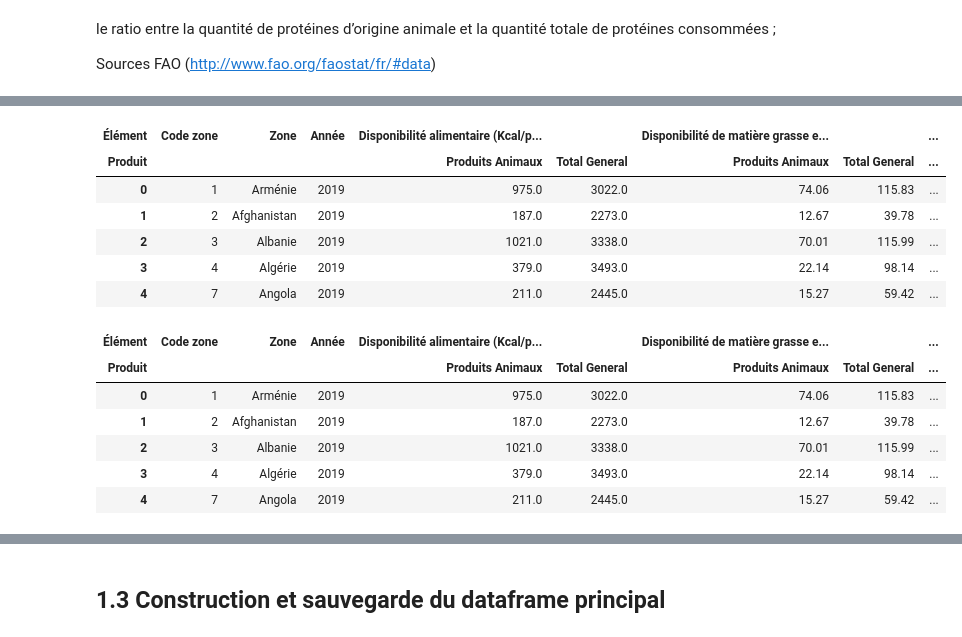
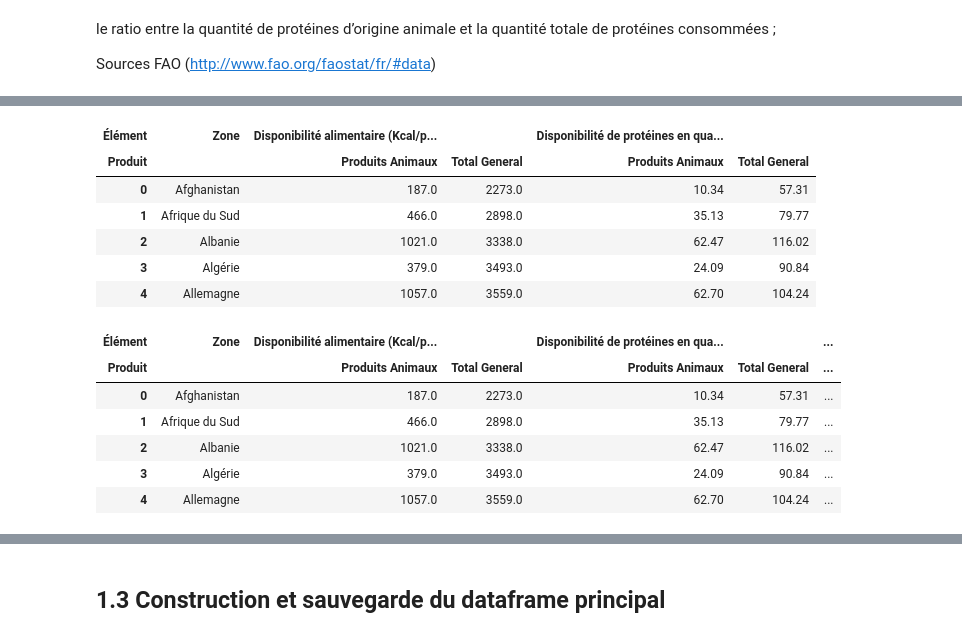
Before and after one commit to ROWAIDAK/ROWAIDAK-P5_Produisez-une-tude-de-march, a Jupyter notebook: P5_01 dendogramme-Copy1.ipynb, the cells around one changed output, grey strips where cells are left out. Saved outputs shown, nothing was run; the diff lists cells and outputs as text; code cells hidden in the pictures.

```diff
--- a/P5_01 dendogramme-Copy1.ipynb
+++ b/P5_01 dendogramme-Copy1.ipynb
@@ -148,6 +180,6 @@ le ratio entre la quantité de protéines d’origine animale et la quantité to
 
 Sources FAO (http://www.fao.org/faostat/fr/#data)
 # %%
-df_dispo_alimentaire = pd.read_csv('datas/FAOSTAT_data.csv', header=0, sep=",", decimal=".")
+df_dispo_alimentaire = pd.read_csv('datas/les bilans alimentaires 2019.csv', header=0, sep=",", decimal=".")
 df_dispo_alimentaire.head(4)
 # %% [output]
@@ -159,27 +191,27 @@ df_dispo_alimentaire.head(4)
 # %%
-df_dispo_alimentaire = df_dispo_alimentaire.pivot_table(index=['Code zone', 'Zone', 'Année'],
+df_dispo_alimentaire = df_dispo_alimentaire.pivot_table(index=[ 'Zone'],
                                 columns=['Élément', 'Produit'],
                                 values = 'Valeur',
                                 aggfunc=sum).reset_index()
 df_dispo_alimentaire.head()
 # %% [output]
-| Élément | Code zone | Zone | Année | Disponibilité alimentaire (Kcal/p... |  | Disponibilité de matière grasse e... |  | ... |
-| Produit |  |  |  | Produits Animaux | Total General | Produits Animaux | Total General | ... |
-| 0 | 1 | Arménie | 2019 | 975.0 | 3022.0 | 74.06 | 115.83 | ... |
-| 1 | 2 | Afghanistan | 2019 | 187.0 | 2273.0 | 12.67 | 39.78 | ... |
-| 2 | 3 | Albanie | 2019 | 1021.0 | 3338.0 | 70.01 | 115.99 | ... |
-| 3 | 4 | Algérie | 2019 | 379.0 | 3493.0 | 22.14 | 98.14 | ... |
-| 4 | 7 | Angola | 2019 | 211.0 | 2445.0 | 15.27 | 59.42 | ... |
+| Élément | Zone | Disponibilité alimentaire (Kcal/p... |  | Disponibilité de protéines en qua... |  |
+| Produit |  | Produits Animaux | Total General | Produits Animaux | Total General |
+| 0 | Afghanistan | 187.0 | 2273.0 | 10.34 | 57.31 |
+| 1 | Afrique du Sud | 466.0 | 2898.0 | 35.13 | 79.77 |
+| 2 | Albanie | 1021.0 | 3338.0 | 62.47 | 116.02 |
+| 3 | Algérie | 379.0 | 3493.0 | 24.09 | 90.84 |
+| 4 | Allemagne | 1057.0 | 3559.0 | 62.70 | 104.24 |
 # %%
 # proportion de protéines d'origine animale par rapport à la quantité totale de protéines dans la disponibilité alimentaire du pays
-df_dispo_alimentaire["ratio_proteines_animales"] = round((df_dispo_alimentaire[('Disponibilité de protéines en quantité (g/personne/jour)', 'Produits Animaux')]
+df_dispo_alimentaire["ratio_proteines_animales(٪)"] = round((df_dispo_alimentaire[('Disponibilité de protéines en quantité (g/personne/jour)', 'Produits Animaux')]
                                                                          /df_dispo_alimentaire[('Disponibilité de protéines en quantité (g/personne/jour)', 'Total General')])*100,3)
 df_dispo_alimentaire.head()
 # %% [output]
-| Élément | Code zone | Zone | Année | Disponibilité alimentaire (Kcal/p... |  | Disponibilité de matière grasse e... |  | ... |
-| Produit |  |  |  | Produits Animaux | Total General | Produits Animaux | Total General | ... |
-| 0 | 1 | Arménie | 2019 | 975.0 | 3022.0 | 74.06 | 115.83 | ... |
-| 1 | 2 | Afghanistan | 2019 | 187.0 | 2273.0 | 12.67 | 39.78 | ... |
-| 2 | 3 | Albanie | 2019 | 1021.0 | 3338.0 | 70.01 | 115.99 | ... |
-| 3 | 4 | Algérie | 2019 | 379.0 | 3493.0 | 22.14 | 98.14 | ... |
-| 4 | 7 | Angola | 2019 | 211.0 | 2445.0 | 15.27 | 59.42 | ... |
+| Élément | Zone | Disponibilité alimentaire (Kcal/p... |  | Disponibilité de protéines en qua... |  | ... |
+| Produit |  | Produits Animaux | Total General | Produits Animaux | Total General | ... |
+| 0 | Afghanistan | 187.0 | 2273.0 | 10.34 | 57.31 | ... |
+| 1 | Afrique du Sud | 466.0 | 2898.0 | 35.13 | 79.77 | ... |
+| 2 | Albanie | 1021.0 | 3338.0 | 62.47 | 116.02 | ... |
+| 3 | Algérie | 379.0 | 3493.0 | 24.09 | 90.84 | ... |
+| 4 | Allemagne | 1057.0 | 3559.0 | 62.70 | 104.24 | ... |
```
Also changed, not shown: parts of 17 cells of this notebook.
